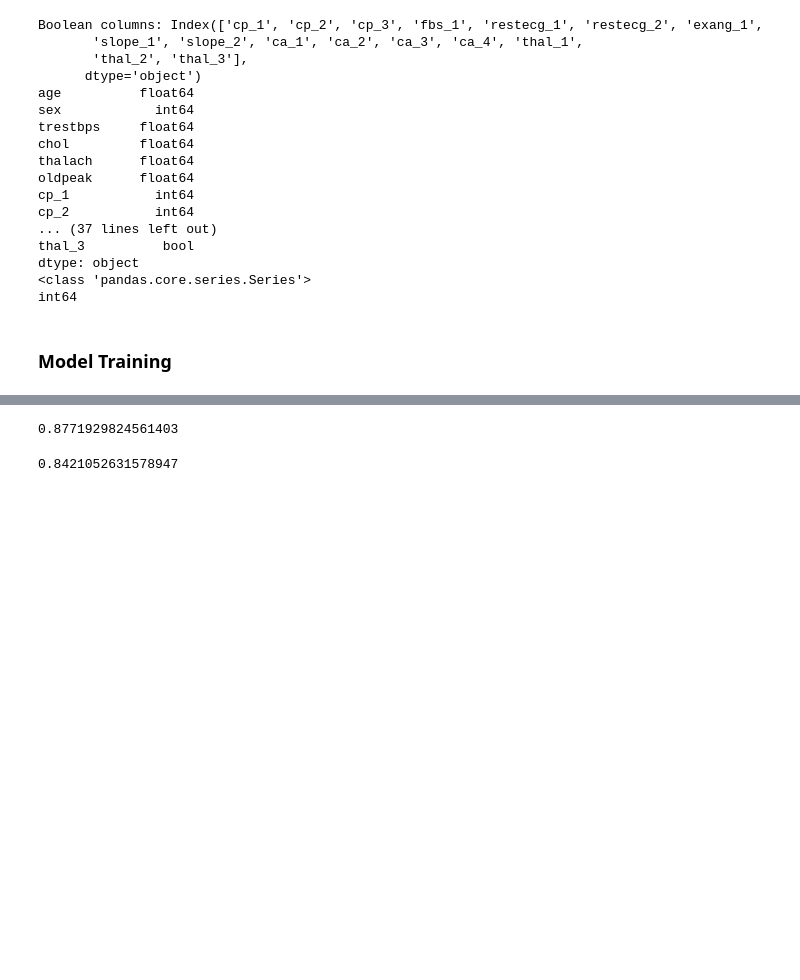
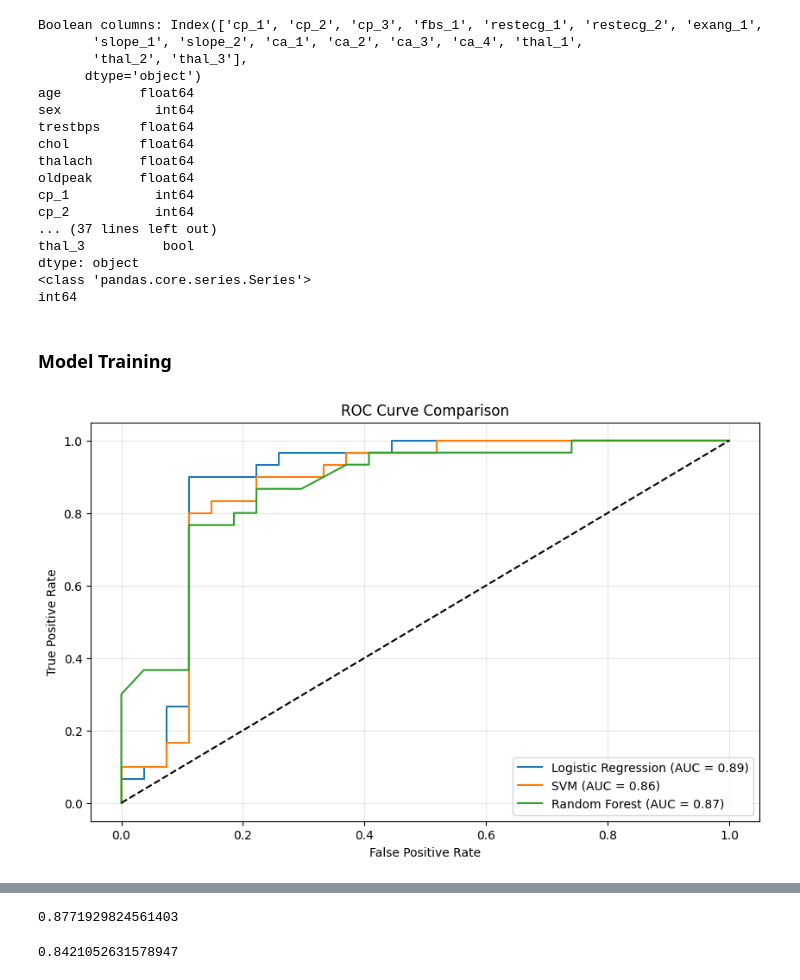
Before and after one commit to Sulavsir/Major_Project, a Jupyter notebook: Flask_disease_ML/Predict_HeartDisease.ipynb, the cells around one changed output, grey strips where cells are left out. Drawn from its saved outputs; the diff is of its cells as text; code cells hidden in the pictures; blank space fills up the shorter version.

```diff
--- a/Flask_disease_ML/Predict_HeartDisease.ipynb
+++ b/Flask_disease_ML/Predict_HeartDisease.ipynb
@@ -588,0 +565,98 @@ y_pred3 = rf_model.predict(X_test)
+# %%
+import pandas as pd
+import numpy as np
+import seaborn as sns
+import matplotlib.pyplot as plt
+from sklearn.metrics import (
+    roc_curve,
+    roc_auc_score,
+    confusion_matrix,
+    accuracy_score,
+    f1_score,
+    precision_score,
+    recall_score,
+)
+
+
+# Logistic Regression
+log = LogisticRegression()
+log.fit(X_train, y_train)
+y_pred1 = log.predict(X_test)
+y_proba1 = log.predict_proba(X_test)[:, 1]  # Probabilities for AUC
+
+# SVM
+svm_model = svm.SVC(probability=True)  # Enable probability=True for AUC calculation
+svm_model.fit(X_train, y_train)
+y_pred2 = svm_model.predict(X_test)
+y_proba2 = svm_model.predict_proba(X_test)[:, 1]  # Probabilities for AUC
+
+# Random Forest Classifier
+rf_model = RandomForestClassifier(n_estimators=100)
+rf_model.fit(X_train, y_train)
+y_pred3 = rf_model.predict(X_test)
+y_proba3 = rf_model.predict_proba(X_test)[:, 1]  # Probabilities for AUC
+
+# Calculate AUC scores
+auc1 = roc_auc_score(y_test, y_proba1)
+auc2 = roc_auc_score(y_test, y_proba2)
+auc3 = roc_auc_score(y_test, y_proba3)
+
+# Generate ROC curves
+fpr1, tpr1, _ = roc_curve(y_test, y_proba1)
+fpr2, tpr2, _ = roc_curve(y_test, y_proba2)
+fpr3, tpr3, _ = roc_curve(y_test, y_proba3)
+
+# Plot ROC curves
+plt.figure(figsize=(10, 6))
+plt.plot(fpr1, tpr1, label=f"Logistic Regression (AUC = {auc1:.2f})")
+plt.plot(fpr2, tpr2, label=f"SVM (AUC = {auc2:.2f})")
+plt.plot(fpr3, tpr3, label=f"Random Forest (AUC = {auc3:.2f})")
+
+# Add diagonal reference line
+plt.plot([0, 1], [0, 1], 'k--')
+
+# Add labels, legend, and title
+plt.xlabel("False Positive Rate")
+plt.ylabel("True Positive Rate")
+plt.title("ROC Curve Comparison")
+plt.legend(loc="lower right")
+plt.grid(alpha=0.3)
+plt.show()
+
+# Add AUC to metrics
+metrics = {
+    'Model': ['Logistic Regression', 'SVM', 'Random Forest'],
+    'Accuracy': [
+        accuracy_score(y_test, y_pred1),
+        accuracy_score(y_test, y_pred2),
+        accuracy_score(y_test, y_pred3),
+    ],
+    'F1 Score': [
+        f1_score(y_test, y_pred1),
+        f1_score(y_test, y_pred2),
+        f1_score(y_test, y_pred3),
+    ],
+    'Precision': [
+        precision_score(y_test, y_pred1),
+        precision_score(y_test, y_pred2),
+        precision_score(y_test, y_pred3),
+    ],
+    'Recall': [
+        recall_score(y_test, y_pred1),
+        recall_score(y_test, y_pred2),
+        recall_score(y_test, y_pred3),
+    ],
+    'AUC': [auc1, auc2, auc3],
+}
+metrics_df = pd.DataFrame(metrics)
+
+# Print metrics DataFrame
+print(metrics_df)
+
+# Bar chart for accuracy comparison
+sns.barplot(x=metrics_df['Model'], y=metrics_df['Accuracy'] * 100)  # Multiply by 100 for percentage
+plt.title("Model Accuracy Comparison")
+plt.ylabel("Accuracy (%)")
+plt.show()
+# %% [output]
+[figure, added]
```
Also changed, not shown: parts of 16 cells of this notebook, 5 other files.
